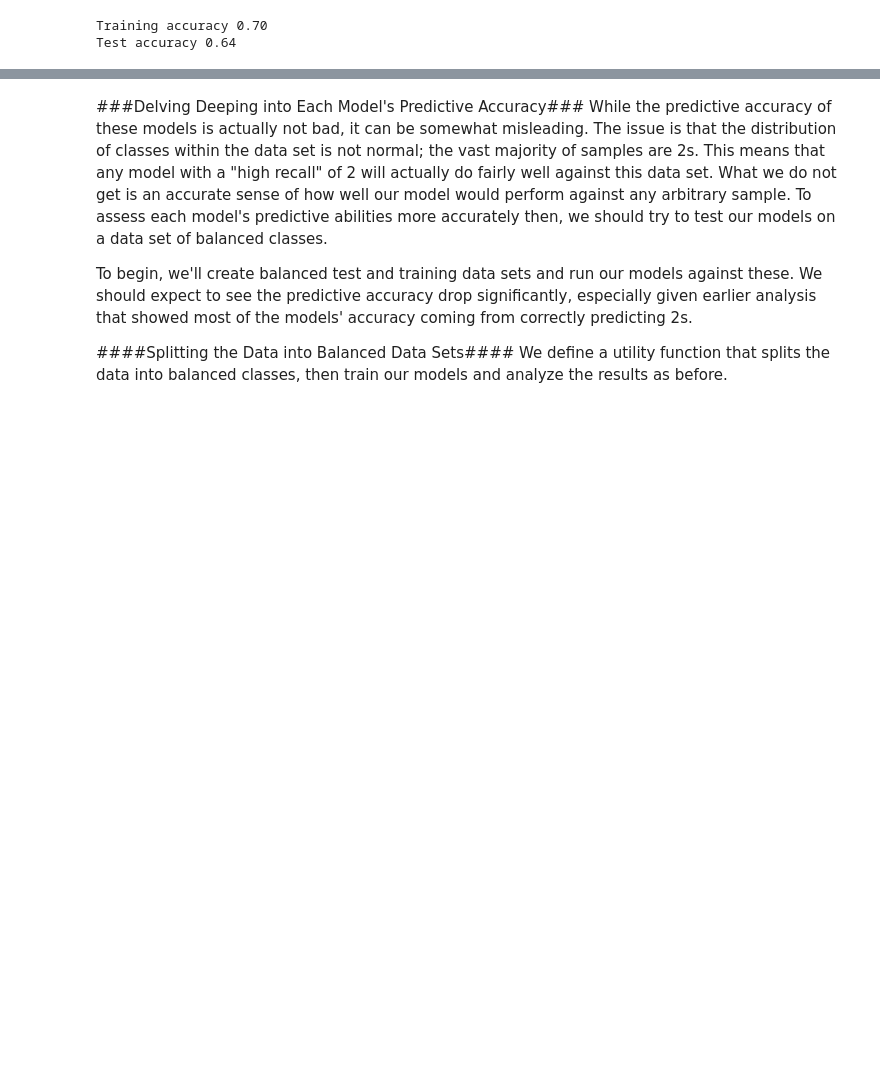
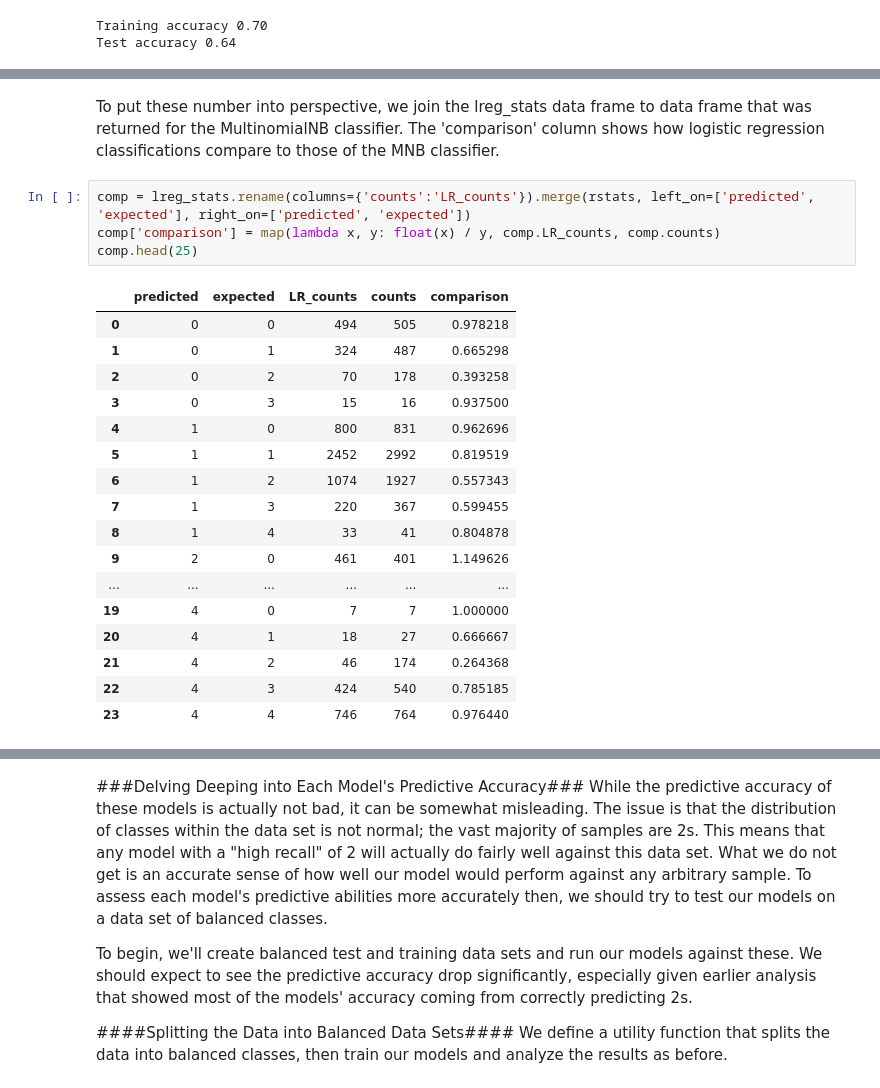
Before and after one commit to DryingPole/sentiment, a Jupyter notebook: notebooks/Final Project Process Book.ipynb, the cells around one changed output, grey strips where cells are left out. Cells and saved outputs as stored; diff of their text form; blank space fills up the shorter version.

```diff
--- a/notebooks/Final Project Process Book.ipynb
+++ b/notebooks/Final Project Process Book.ipynb
@@ -503,0 +533,24 @@ Test accuracy 0.64
+# %% [markdown]
+To put these number into perspective, we join the lreg_stats data frame to data frame that was returned for the MultinomialNB classifier. The 'comparison' column shows how logistic regression classifications compare to those of the MNB classifier.
+# %%
+comp = lreg_stats.rename(columns={'counts':'LR_counts'}).merge(rstats, left_on=['predicted', 'expected'], right_on=['predicted', 'expected'])
+comp['comparison'] = map(lambda x, y: float(x) / y, comp.LR_counts, comp.counts)
+comp.head(25)
+# %% [output]
+|  | predicted | expected | LR_counts | counts | comparison |
+| 0 | 0 | 0 | 494 | 505 | 0.978218 |
+| 1 | 0 | 1 | 324 | 487 | 0.665298 |
+| 2 | 0 | 2 | 70 | 178 | 0.393258 |
+| 3 | 0 | 3 | 15 | 16 | 0.937500 |
+| 4 | 1 | 0 | 800 | 831 | 0.962696 |
+| 5 | 1 | 1 | 2452 | 2992 | 0.819519 |
+| 6 | 1 | 2 | 1074 | 1927 | 0.557343 |
+| 7 | 1 | 3 | 220 | 367 | 0.599455 |
+| 8 | 1 | 4 | 33 | 41 | 0.804878 |
+| 9 | 2 | 0 | 461 | 401 | 1.149626 |
+| ... | ... | ... | ... | ... | ... |
+| 19 | 4 | 0 | 7 | 7 | 1.000000 |
+| 20 | 4 | 1 | 18 | 27 | 0.666667 |
+| 21 | 4 | 2 | 46 | 174 | 0.264368 |
+| 22 | 4 | 3 | 424 | 540 | 0.785185 |
+| 23 | 4 | 4 | 746 | 764 | 0.976440 |
```
Also changed, not shown: parts of 21 cells of this notebook.
